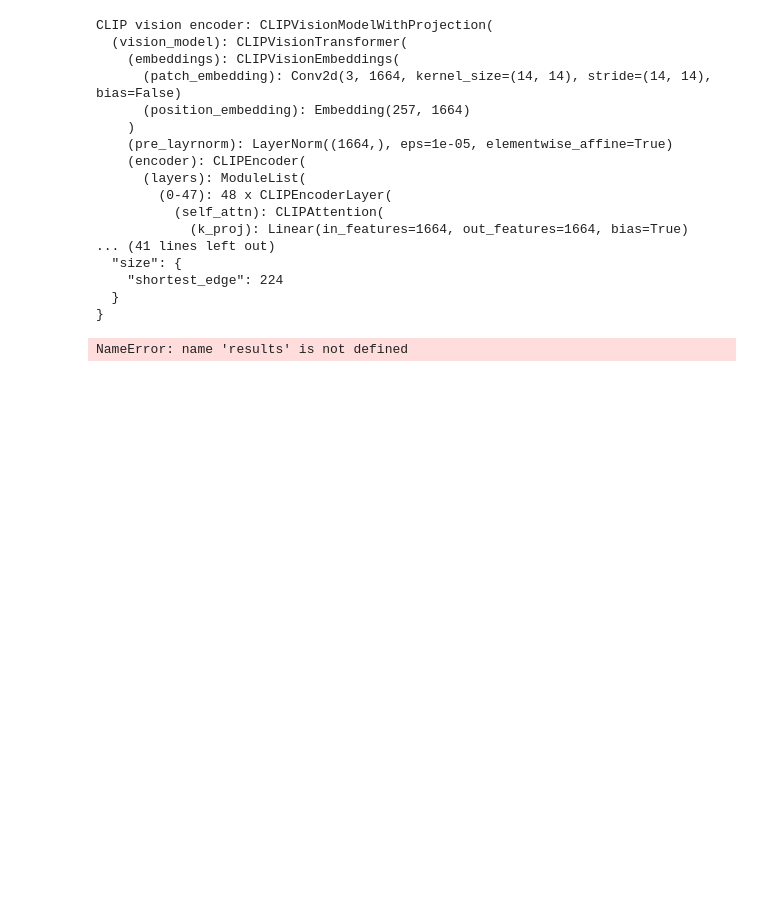
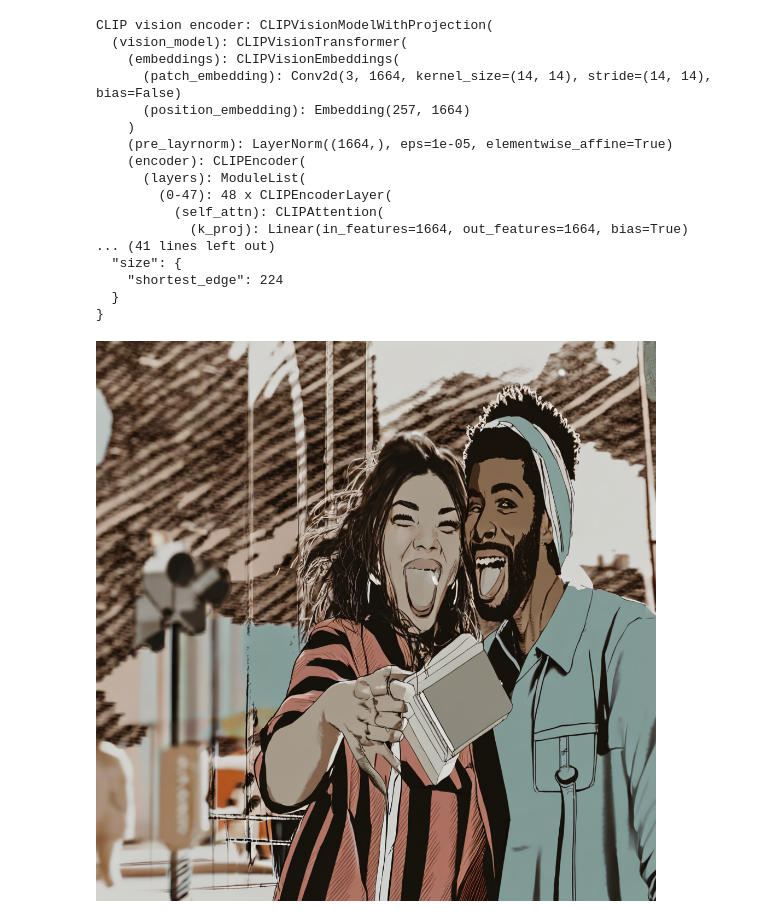
Before and after one commit to aminemastourii/IMAGE-ENHACEMENT, a Jupyter notebook: controlnet-ipadapter-sdxl.ipynb, the cells around one changed output. Drawn from its saved outputs; the diff is of its cells as text; code cells hidden in the pictures; blank space fills up the shorter version.

Commit message:
fine-tuning CN and IP-Adapter parameters

```diff
--- a/controlnet-ipadapter-sdxl.ipynb
+++ b/controlnet-ipadapter-sdxl.ipynb
@@ -174,18 +173,18 @@ CLIP vision encoder: CLIPVisionModelWithProjection(
   }
 }
 # %%
-prompt = "apply a theme of pop art style to this image. Keep the same structure and dont displace its components"
+prompt = "apply manga-style black and white lineart to the input image , clean ink outlines, screentone shading, high contrast, comic panel aesthetics"
 result = pipe(
     prompt=prompt,
     image=input_image,
     control_image=lineart_map,
     ip_adapter_image=input_image,
-    # ip_adapter_scale=0.5,
+    ip_adapter_scale=1,
     strength=0.75,
     num_inference_steps=20,
-    controlnet_conditioning_scale=0.65
+    controlnet_conditioning_scale=0.8
 ).images[0]
 result.save("output.png")
-results.show()
+display(result)
 # %% [output]
-NameError: name 'results' is not defined
+[figure, added]
```
Also changed, not shown: parts of 1 cell of this notebook.
